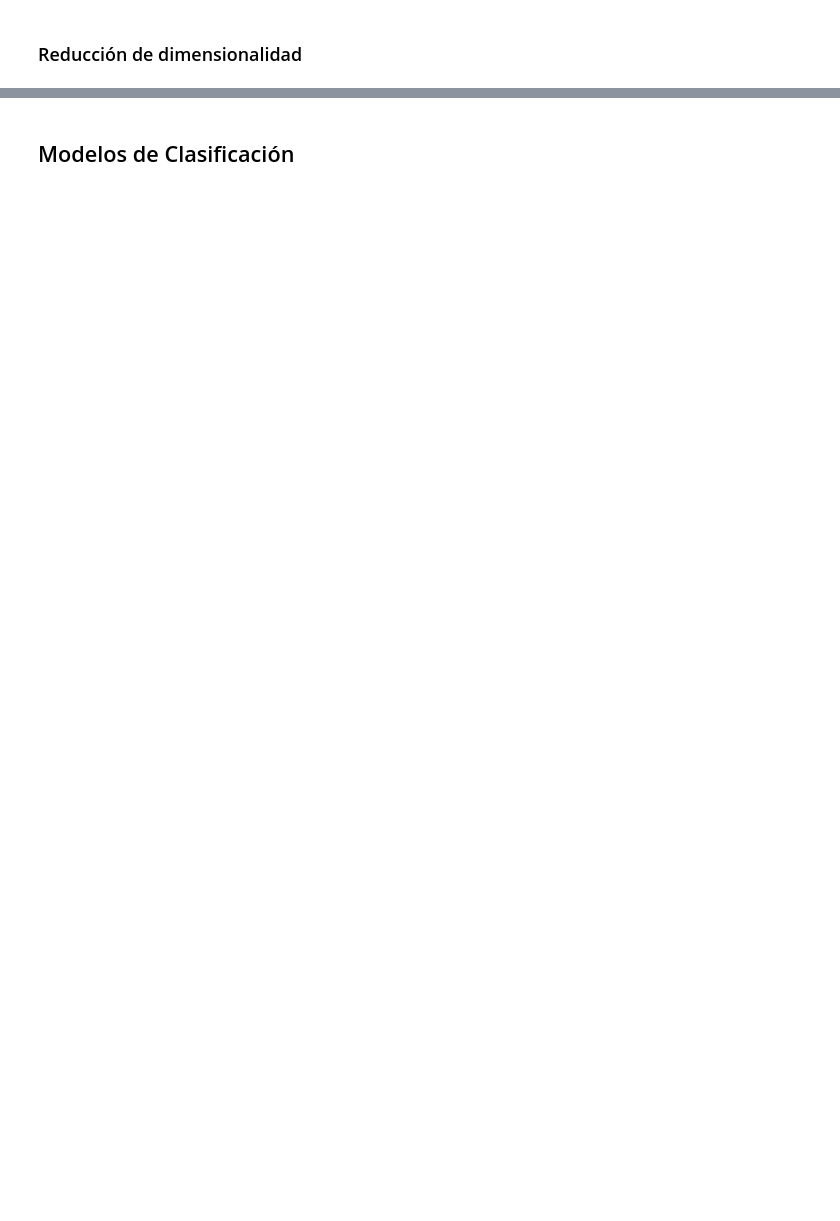
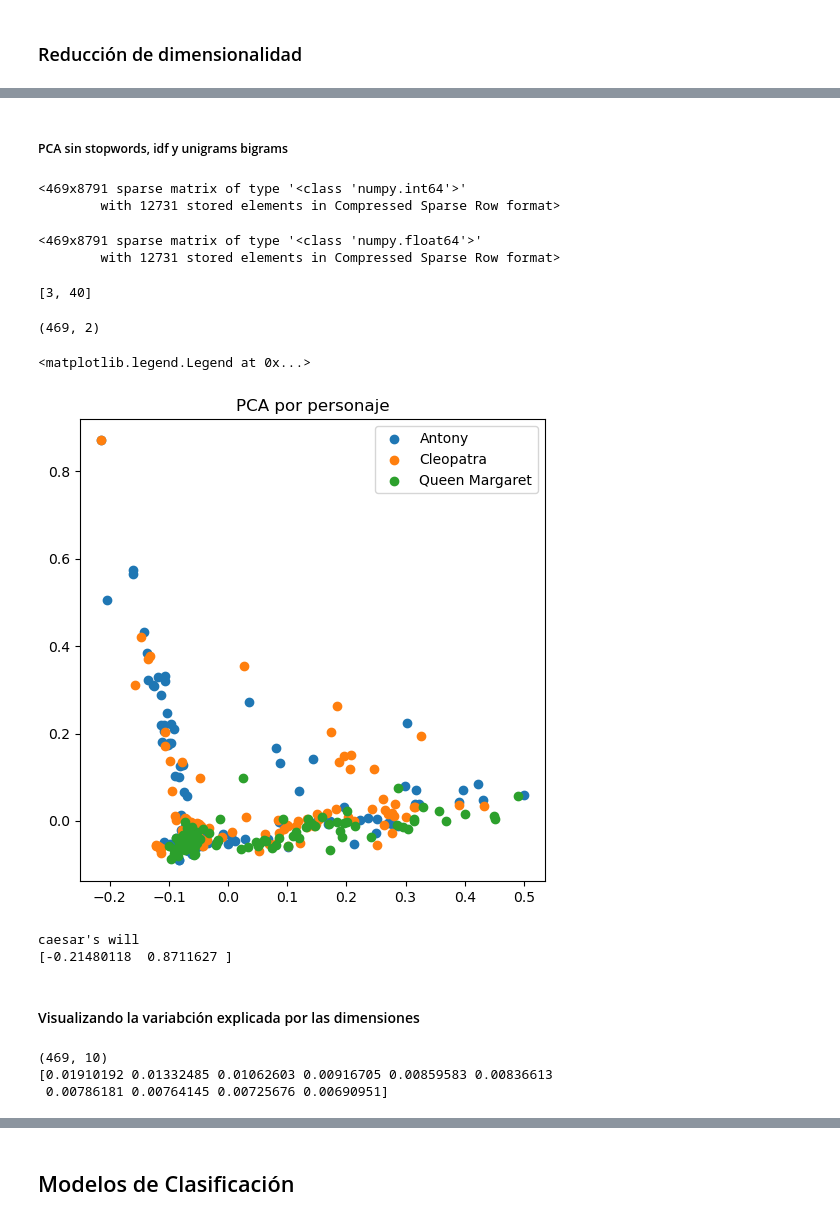
Before and after one commit to srobaina99/Introducci-n-a-ciencia-de-datos, a Jupyter notebook: Tarea 2/shakespeare_tarea_2.ipynb, the cells around one changed output, grey strips where cells are left out. Saved outputs shown, nothing was run; the diff lists cells and outputs as text; code cells hidden in the pictures; blank space fills up the shorter version.

```diff
--- a/Tarea 2/shakespeare_tarea_2.ipynb
+++ b/Tarea 2/shakespeare_tarea_2.ipynb
@@ -245,7 +254,10 @@ X_train_tf
 ### Reducción de dimensionalidad
 # %%
 # TODO: Realizar PCA sobre los datos de entrenamiento
-# reductor = ...
+from sklearn.decomposition import PCA
+reductorsw = PCA(n_components=2)
 
 # Transformar train
-X_train_red = reductor.fit_transform(X_train_tf.toarray())
+X_train_red = reductorsw.fit_transform(X_train_tf.toarray())
+
+X_train_red.shape
@@ -260,0 +278,67 @@ ax.legend()
+# %% [markdown]
+##### PCA sin stopwords, idf y unigrams bigrams
+# %%
+#Matriz con apariciones de tokens (de una sola palabra) sin stop words
+count_vect = CountVectorizer(stop_words='english', ngram_range=(1,2))
+X_train_counts = count_vect.fit_transform(X_train)
+X_train_counts
+# %% [output]
+<469x8791 sparse matrix of type '<class 'numpy.int64'>'
+        with 12731 stored elements in Compressed Sparse Row format>
+# %%
+#Matriz sin stopwords con tf_idf (term freq - inverse document freq)
+tf_idf2 = TfidfTransformer(use_idf=True)
+X_train_tf2 = tf_idf.fit_transform(X_train_counts)
+X_train_tf2
+# %% [output]
+<469x8791 sparse matrix of type '<class 'numpy.float64'>'
+        with 12731 stored elements in Compressed Sparse Row format>
+# %%
+####PRUEBAA
+arr = [[1, 2], [3, 40], [5, 6]]
+
+arr[int((np.argmax(arr)+1)/2-1)]
+# %% [output]
+[3, 40]
+# %%
+reductor2 = PCA(n_components=2)
+
+# Transformar train
+X_train_red2 = reductor2.fit_transform(X_train_tf2.toarray())
+
+X_train_red2.shape
+# %% [output]
+(469, 2)
+# %%
+# Visualización de las dos primeras componentes de PCA para la matriz sin stopwords e idf (inverse document freq)
+fig, ax = plt.subplots(figsize=(6, 6))
+for character in np.unique(y_train):
+    mask_train = y_train == character
+    ax.scatter(X_train_red2[mask_train, 0], X_train_red2[mask_train, 1], label=character)
+
+ax.set_title("PCA por personaje")
+ax.legend()
+# %% [output]
+<matplotlib.legend.Legend at 0x...>
+[figure, added]
+# %%
+#La frase que aparece allá lejos
+print(X_train[int((np.argmax(X_train_red2)+1)/2-1)])
+
+print(X_train_red2[int((np.argmax(X_train_red2)+1)/2-1)])
+# %% [output]
+caesar's will
+[-0.21480118  0.8711627 ]
+# %% [markdown]
+#### Visualizando la variabción explicada por las dimensiones
+# %%
+#PCA con 10 dimensiones
+reductor10 = PCA(n_components=10)
+X_train_red10 = reductor10.fit_transform(X_train_tf2.toarray())
+
+print(X_train_red10.shape)
+print(reductor10.explained_variance_ratio_)
+# %% [output]
+(469, 10)
+[0.01910192 0.01332485 0.01062603 0.00916705 0.00859583 0.00836613
+ 0.00786181 0.00764145 0.00725676 0.00690951]
```
Also changed, not shown: parts of 14 cells of this notebook.
